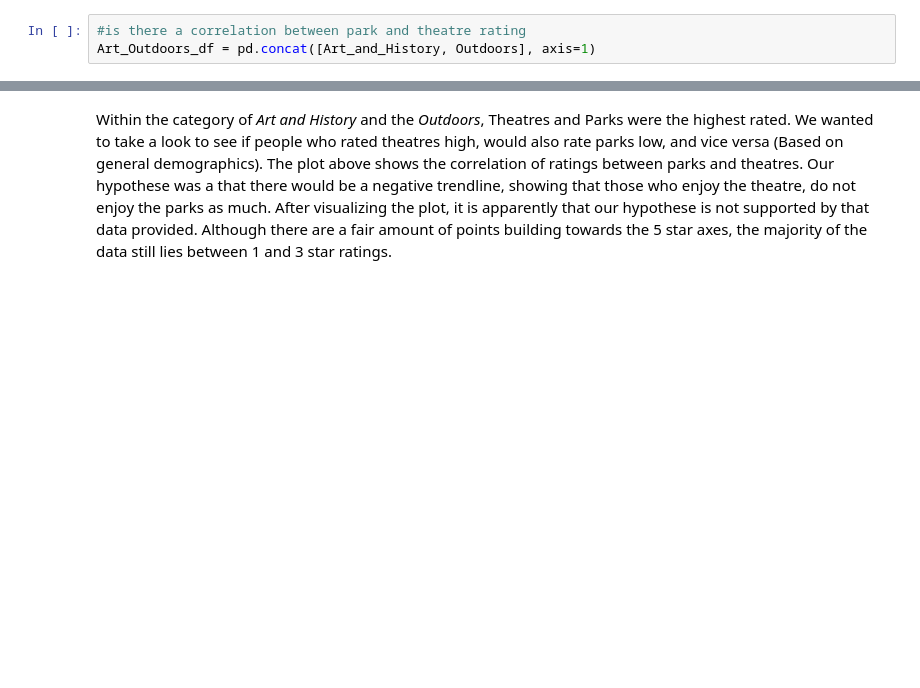
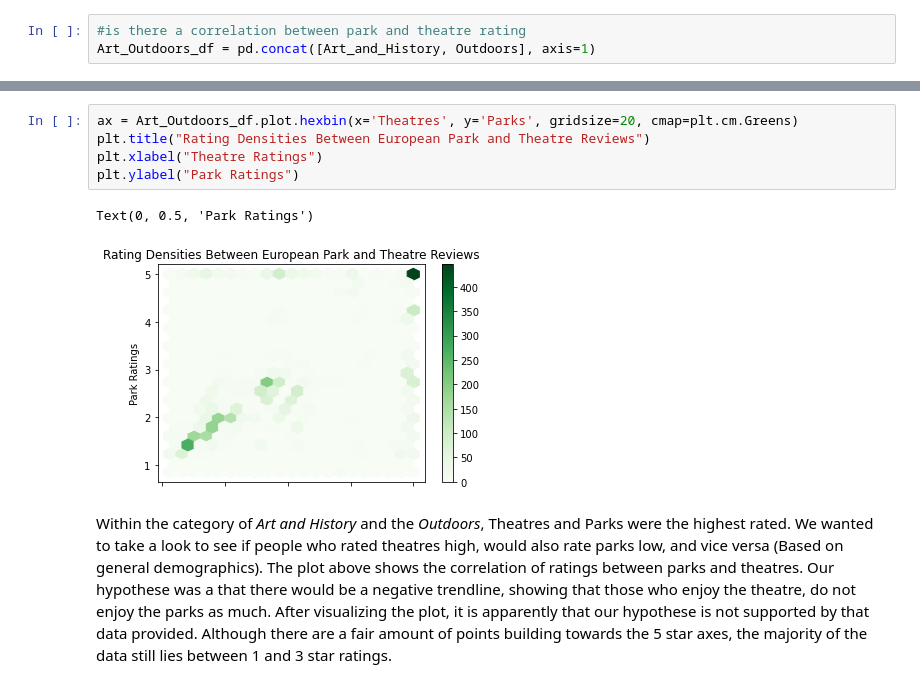
Before and after one commit to data301-2020-winter2/course-project-group_1036, a Jupyter notebook: analysis/Emma1/Milestone3/Fixed2_Analysis_Task5_Milestone2.ipynb, the cells around one changed output, grey strips where cells are left out. Drawn from its saved outputs; the diff is of its cells as text; blank space fills up the shorter version.

Commit message:
hexbin plot added for milestone 3 adjustments

```diff
--- a/analysis/Emma1/Milestone3/Fixed2_Analysis_Task5_Milestone2.ipynb
+++ b/analysis/Emma1/Milestone3/Fixed2_Analysis_Task5_Milestone2.ipynb
@@ -74,3 +74,11 @@ Text(0, 0.5, 'Park Ratings')
+# %%
+ax = Art_Outdoors_df.plot.hexbin(x='Theatres', y='Parks', gridsize=20, cmap=plt.cm.Greens)
+plt.title("Rating Densities Between European Park and Theatre Reviews")
+plt.xlabel("Theatre Ratings")
+plt.ylabel("Park Ratings")
+# %% [output]
+Text(0, 0.5, 'Park Ratings')
+[figure, added]
 # %% [markdown]
 Within the category of *Art and History* and the *Outdoors*, Theatres and Parks were the highest rated. We wanted to take a look to see if people who rated theatres high, would also rate parks low, and vice versa (Based on general demographics). The plot above shows the correlation of ratings between parks and theatres. Our hypothese was a that there would be a negative trendline, showing that those who enjoy the theatre, do not enjoy the parks as much. After visualizing the plot, it is apparently that our hypothese is not supported by that data provided. Although there are a fair amount of points building towards the 5 star axes, the majority of the data still lies between 1 and 3 star ratings.
 # %% [markdown]
```
Also changed, not shown: parts of 2 cells of this notebook.
